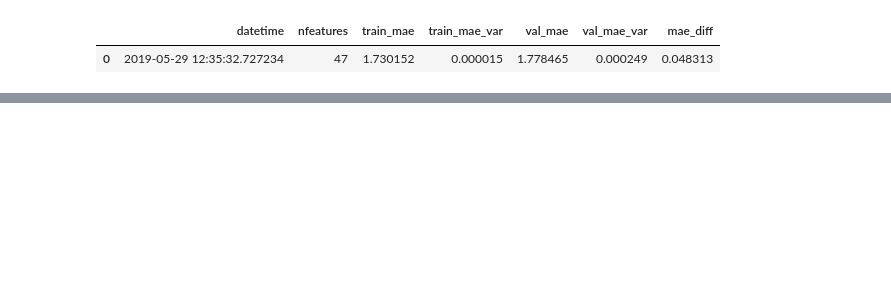
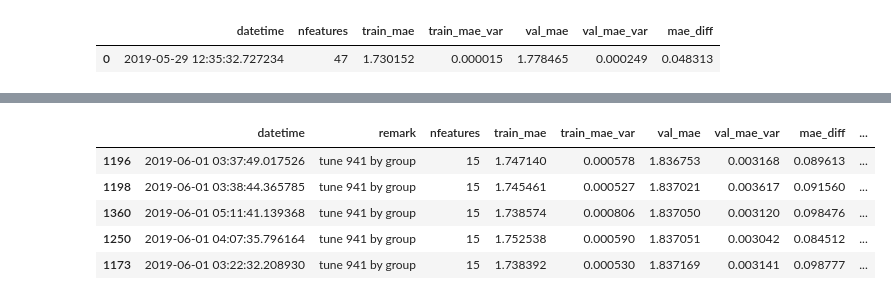
Before and after one commit to arhow/LANLEarthquakePrediction2019, a Jupyter notebook: try-spec-feats.ipynb, the cells around one changed output, grey strips where cells are left out. Cells and saved outputs as stored; diff of their text form; code cells hidden in the pictures; blank space fills up the shorter version.

```diff
--- a/try-spec-feats.ipynb
+++ b/try-spec-feats.ipynb
@@ -437,3 +646,12 @@ db_stacknet_pca_mfcc = DFDB('../trial/stacknet_pca_mfcc.pkl', auto_commit=False)
+# %%
+df_trial[(df_trial['remark']=='tune 941 by group')&(df_trial['mae_diff']<.1)][['datetime','remark', 'nfeatures', 'train_mae','train_mae_var','val_mae','val_mae_var','mae_diff','algorithm-init']].sort_values(by=['val_mae']).head()
+# %% [output]
+|  | datetime | remark | nfeatures | train_mae | train_mae_var | val_mae | val_mae_var | mae_diff | ... |
+| 1196 | 2019-06-01 03:37:49.017526 | tune 941 by group | 15 | 1.747140 | 0.000578 | 1.836753 | 0.003168 | 0.089613 | ... |
+| 1198 | 2019-06-01 03:38:44.365785 | tune 941 by group | 15 | 1.745461 | 0.000527 | 1.837021 | 0.003617 | 0.091560 | ... |
+| 1360 | 2019-06-01 05:11:41.139368 | tune 941 by group | 15 | 1.738574 | 0.000806 | 1.837050 | 0.003120 | 0.098476 | ... |
+| 1250 | 2019-06-01 04:07:35.796164 | tune 941 by group | 15 | 1.752538 | 0.000590 | 1.837051 | 0.003042 | 0.084512 | ... |
+| 1173 | 2019-06-01 03:22:32.208930 | tune 941 by group | 15 | 1.738392 | 0.000530 | 1.837169 | 0.003141 | 0.098777 | ... |
 # %%
 def width_frist_rfe(df_train, param, trial, score, df_test=None, remark=None):
 
```
Also changed, not shown: parts of 26 cells of this notebook, 14 other files.
